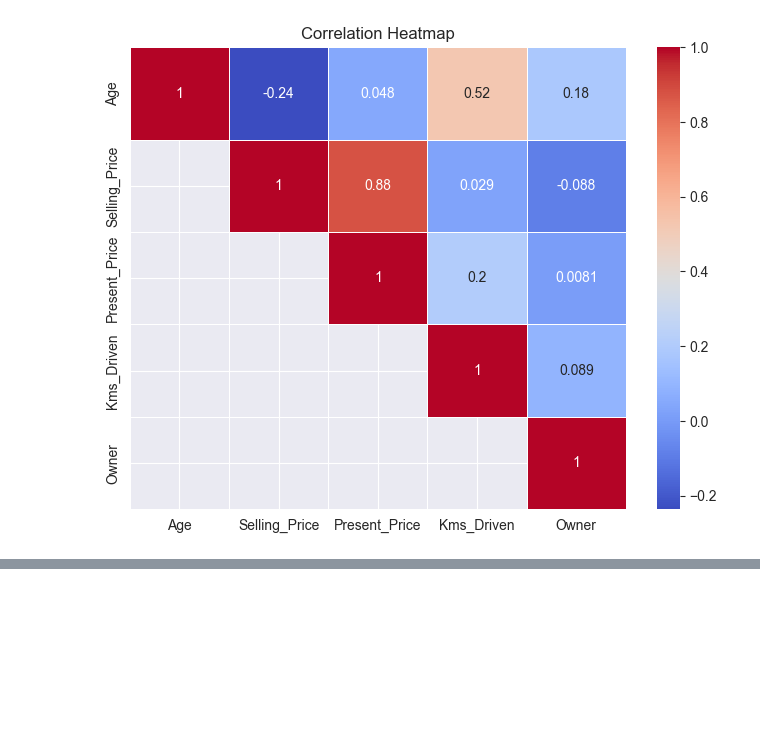
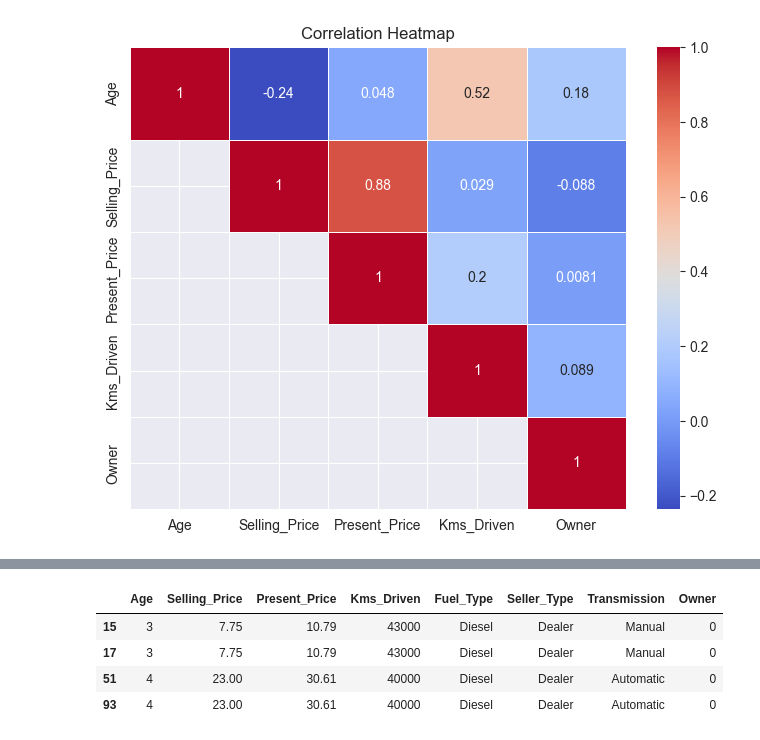
Before and after one commit to kdharaskar/Linear-Regression, a Jupyter notebook: polynomial-regression.ipynb, the cells around one changed output, grey strips where cells are left out. Cells and saved outputs as stored; diff of their text form; code cells hidden in the pictures; blank space fills up the shorter version.

```diff
--- a/polynomial-regression.ipynb
+++ b/polynomial-regression.ipynb
@@ -148,0 +230,8 @@ plt.show()
+# %%
+df[df.duplicated(keep=False)]
+# %% [output]
+|  | Age | Selling_Price | Present_Price | Kms_Driven | Fuel_Type | Seller_Type | Transmission | Owner |
+| 15 | 3 | 7.75 | 10.79 | 43000 | Diesel | Dealer | Manual | 0 |
+| 17 | 3 | 7.75 | 10.79 | 43000 | Diesel | Dealer | Manual | 0 |
+| 51 | 4 | 23.00 | 30.61 | 40000 | Diesel | Dealer | Automatic | 0 |
+| 93 | 4 | 23.00 | 30.61 | 40000 | Diesel | Dealer | Automatic | 0 |
```
Also changed, not shown: parts of 5 cells of this notebook.
